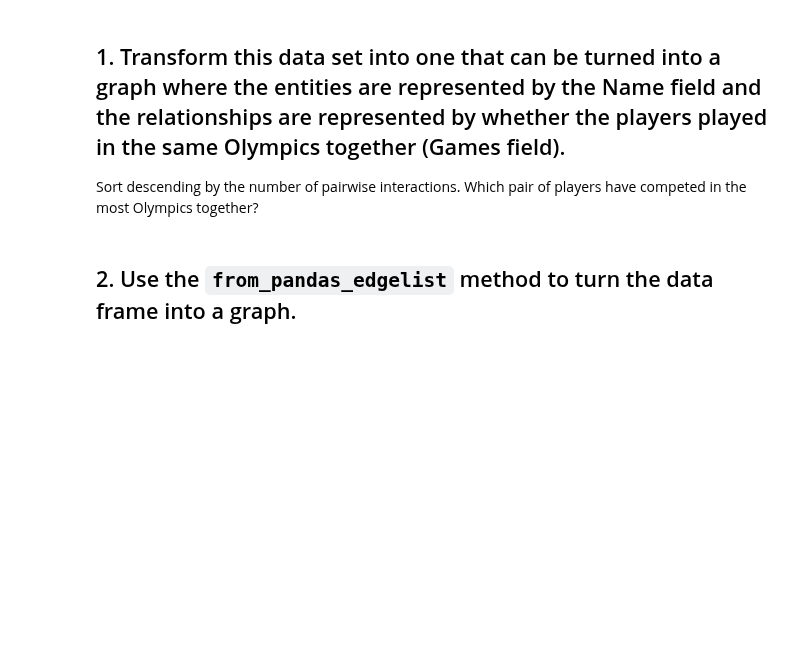
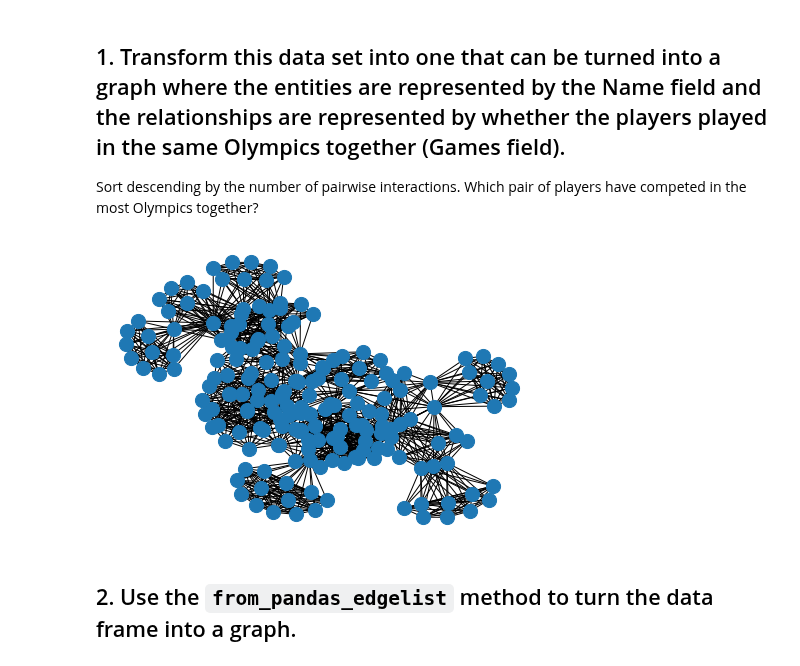
Before and after one commit to ironhack-labs/data-labs, a Jupyter notebook: module-2/lab-network-analysis/your-code/main.ipynb, the cells around one changed output. Saved outputs shown, nothing was run; the diff lists cells and outputs as text; code cells hidden in the pictures; blank space fills up the shorter version.

```diff
--- a/module-2/lab-network-analysis/your-code/main.ipynb
+++ b/module-2/lab-network-analysis/your-code/main.ipynb
@@ -12,6 +13,6 @@ import pandas as pd
 
 In the `us_mens_basketball.csv` data set, each row represents an single basketball player's participation in a single event at a single Olympics.
 # %%
-basketball = pd.read_csv('./data/us_mens_basketball.csv')
+basketball = pd.read_csv('../data/us_mens_basketball.csv')
 # %%
 basketball.head()
@@ -19,5 +27,35 @@ basketball.head()
 ## 1. Transform this data set into one that can be turned into a graph where the entities are represented by the Name field and the relationships are represented by whether the players played in the same Olympics together (Games field).
 
 Sort descending by the number of pairwise interactions. Which pair of players have competed in the most Olympics together?
+# %%
+players = list(basketball['Name'].unique())
+olympics = list(basketball['Games'].unique())
+# %%
+connection_list = []
+edge_list = []
+
+for game in olympics:
+    connection_list.append(list(basketball[basketball['Games'] == game]['Name']))
+
+for player_list in connection_list:
+    edge_list.append(list((combinations(player_list, 2))))
+
+edge_list = [i for x in edge_list for i in x]
+
+df = pd.DataFrame(edge_list)
+# %%
+G = nx.Graph()
+
+# G.add_edge('A', 'B')
+G.add_edges_from(edge_list)
+
+nx.draw_kamada_kawai(
+    G,
+    alhpa = 1,
+#     with_labels = True,
+    node_size = 200
+)
+# %% [output]
+[figure, added]
 # %% [markdown]
 ## 2. Use the `from_pandas_edgelist` method to turn the data frame into a graph.
```
Also changed, not shown: parts of 16 cells of this notebook, 3 other files.
